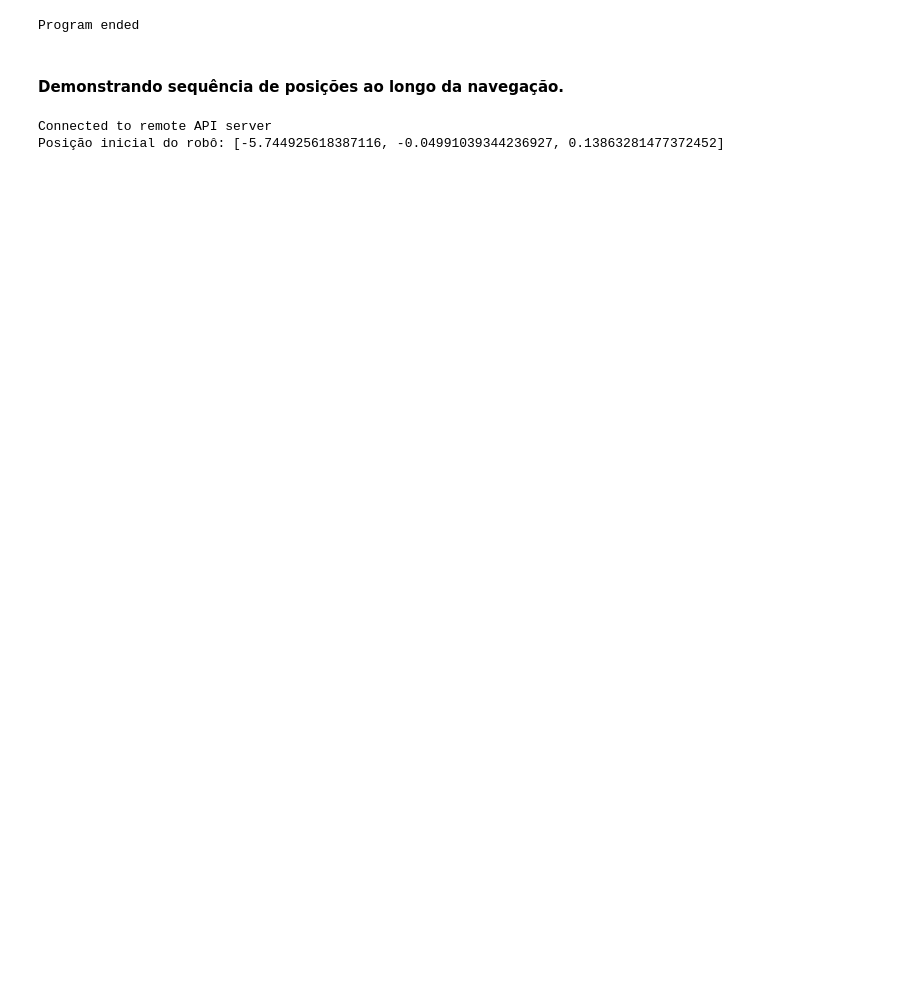
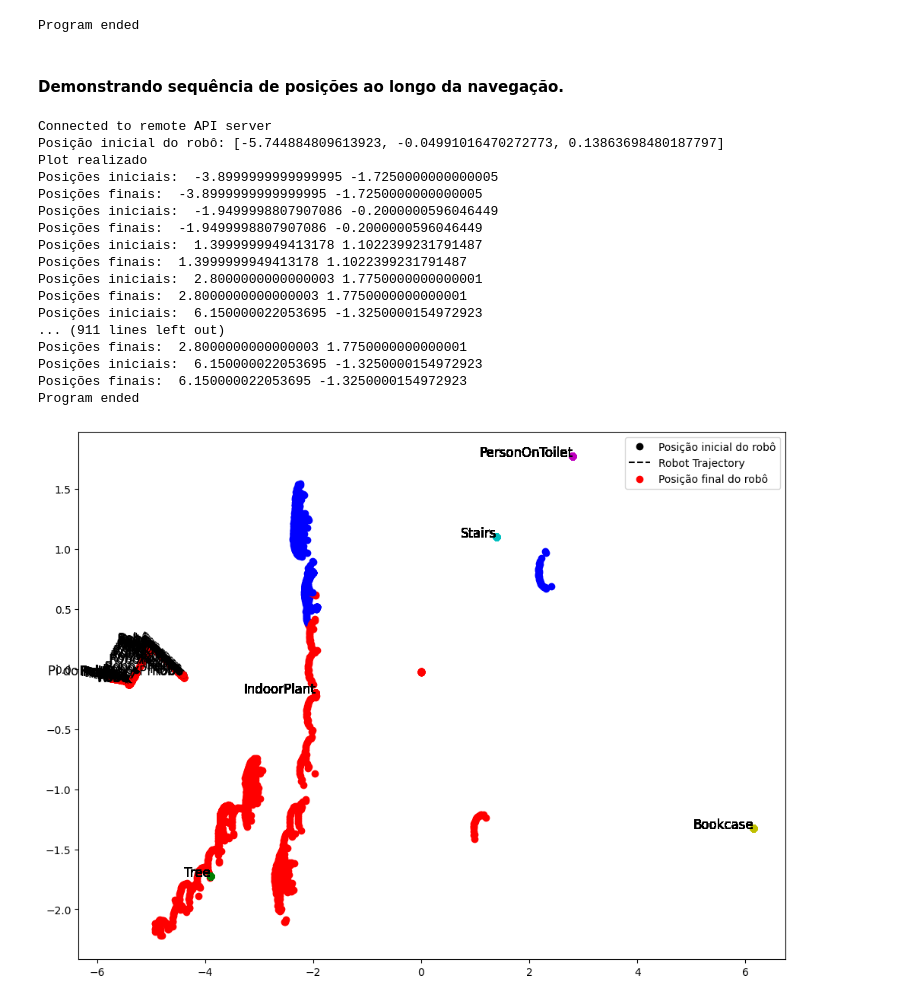
Before and after one commit to FelippeVelosoMarinho/RoboticaMovel_UFMG, a Jupyter notebook: TP1/TP1_Ferramentas&Transformações.ipynb, the cells around one changed output. Drawn from its saved outputs; the diff is of its cells as text; code cells hidden in the pictures; blank space fills up the shorter version.

```diff
--- a/TP1/TP1_Ferramentas&Transformações.ipynb
+++ b/TP1/TP1_Ferramentas&Transformações.ipynb
@@ -433,7 +433,13 @@ clientID = sim.startSimulation()
 
 # Armazenar as posições do robô e de todos os pontos ao longo da navegação
 robot_trajectory = []
+
+# Retirar a chave "Robot" do dicionário de points | Isso porque o robô mensionado era o sem laser
+if 'Robot' in positions:
+    positions.pop('Robot')
+
 points_trajectories = {point: [] for point in positions}  # Dicionário para armazenar as trajetórias de todos os pontos
+
 
 if clientID != -1:
     print("Connected to remote API server")
@@ -452,10 +458,13 @@ if clientID != -1:
     laser_range_data = "hokuyo_range_data"
     laser_angle_data = "hokuyo_angle_data"
 
-    # Armazenar a posição inicial do robô e dos pontos
+    # Armazenar a posição inicial do robô
     initial_robot_position = get_object_position(sim, '/Pioneer_p3dx')
     robot_trajectory.append(initial_robot_position)
     print("Posição inicial do robô: " + str(initial_robot_position))
+
+    # Armazenar a posição inicial de todos os pontos
+    points_trajectories = {point: [positions[point]] for point in positions}
 
     # Criando uma figura
     plt.figure(figsize=(12, 9))
@@ -488,48 +497,83 @@ if clientID != -1:
         raw_range_data, raw_angle_data = readSensorData(clientID, laser_range_data, laser_angle_data)
         laser_data = np.array([raw_angle_data, raw_range_data]).T
 
+        # Plotar os dados do sensor a cada iteração
+        draw_laser_data_global_positions(laser_data, current_robot_position, laser_orientation, plt.gca())
+
+
         # Armazenando os dados do sensor
         if laser_range_data is not None and laser_angle_data is not None:
             # draw_laser_data_global(laser_data, laser_robot_position, laser_robot_orientation)
             # armazena as posições dos pontos durante a navegação
             for point in positions:
+                # plotar as posições inicial dos pontos
+                plt.plot(positions[point][0], positions[point][1], 'o', color=point_colors[point])
+                plt.text(positions[point][0], positions[point][1], f'{point}', fontsize=12, ha='right')
+                print("Posições iniciais: ", positions[point][0], positions[point][1])
+
+                # Plotar o caminho executado pelos pontos
                 points_trajectories[point].append(positions[point])
-                # print("Posição do ponto: " + str(positions[point]))
+                plt.plot(positions[point][0], positions[point][1], 'o', color=point_colors[point])
+
+                # Plotar as posições finais dos pontos
+                plt.plot(positions[point][0], positions[point][1], 'o', color=point_colors[point])
+                plt.text(positions[point][0], positions[point][1], f'{point}', fontsize=12, ha='right')
+                print("Posições finais: ", positions[point][0], positions[point][1])
+
 
     # Plotar um ponto como a posição inicial do robô
     plt.plot(initial_robot_position[0], initial_robot_position[1], 'o', color='black', label='Posição inicial do robô')
-    plt.text(initial_robot_position[0], initial_robot_position[1], 'Posição inicial do robô', fontsize=12, ha='right')
+    plt.text(initial_robot_position[0], initial_robot_position[1], 'Pi do robô', fontsize=12, ha='right')
 
     # Plotar o caminho executado pelo robô
     robot_trajectory = np.array(robot_trajectory)
     plt.plot(robot_trajectory[:, 0], robot_trajectory[:, 1], linestyle='--', color='black', label='Robot Trajectory')
 
     # Plotar o último ponto do robô
     plt.plot(current_robot_position[0], current_robot_position[1], 'o', color='red', label='Posição final do robô')
-    plt.text(current_robot_position[0], current_robot_position[1], 'Posição final do robô', fontsize=12, ha='right')
+    plt.text(current_robot_position[0], current_robot_position[1], 'Pf robô', fontsize=12, ha='right')
 
     # Plotar os dados do sensor
+    for i in range(len(laser_data)):
+        ang, dist = laser_data[i]
+        if (5 - dist) > 0.1:
+            x = dist * np.cos(ang)
+            y = dist * np.sin(ang)
+            c = 'r' if ang < 0 else 'b'
+            plt.plot(x, y, 'o', color=c)
+
     # draw_laser_data_global_positions(laser_data, current_robot_position, laser_orientation)
-    for point, transformation in transformations_rel_to_robot.items():
-        position = transformation[:3, 3]
-        plt.plot(position[0], position[1], 'o', color=point_colors[point])
-        plt.text(position[0], position[1], f'Posição final de {point}', fontsize=12, ha='right')
-
 
     plt.legend()
 
     # Armazenar os limites dos eixos com base na trajetória do robô
     x_min = np.min(robot_trajectory[:, 0])
     x_max = np.max(robot_trajectory[:, 0])
     y_min = np.min(robot_trajectory[:, 1])
     y_max = np.max(robot_trajectory[:, 1])
 
 else:
     print("Failed to connect to remote API server")
     print("Exiting...")
 
 sim.stopSimulation()
 print("Program ended")
 # %% [output]
 Connected to remote API server
-Posição inicial do robô: [-5.744925618387116, -0.04991039344236927, 0.13863281477372452]
+Posição inicial do robô: [-5.744884809613923, -0.04991016470272773, 0.13863698480187797]
+Plot realizado
+Posições iniciais:  -3.8999999999999995 -1.7250000000000005
+Posições finais:  -3.8999999999999995 -1.7250000000000005
+Posições iniciais:  -1.9499998807907086 -0.2000000596046449
+Posições finais:  -1.9499998807907086 -0.2000000596046449
+Posições iniciais:  1.3999999949413178 1.1022399231791487
+Posições finais:  1.3999999949413178 1.1022399231791487
+Posições iniciais:  2.8000000000000003 1.7750000000000001
+Posições finais:  2.8000000000000003 1.7750000000000001
+Posições iniciais:  6.150000022053695 -1.3250000154972923
+... (911 lines left out)
+Posições finais:  2.8000000000000003 1.7750000000000001
+Posições iniciais:  6.150000022053695 -1.3250000154972923
+Posições finais:  6.150000022053695 -1.3250000154972923
+Program ended
+[figure, added]
```
Also changed, not shown: parts of 1 cell of this notebook, 1 other file.
